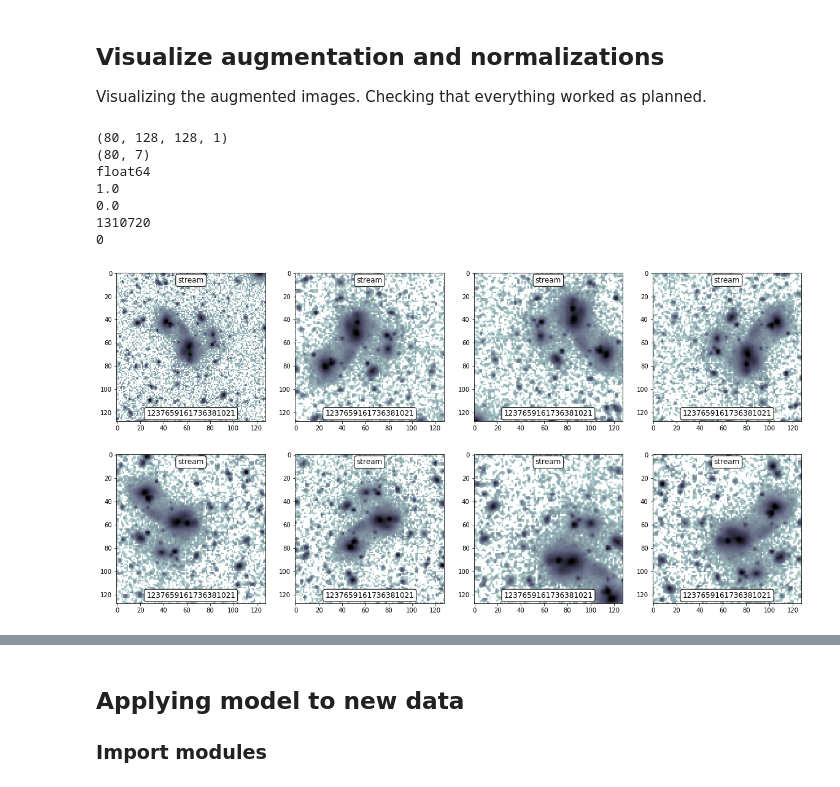
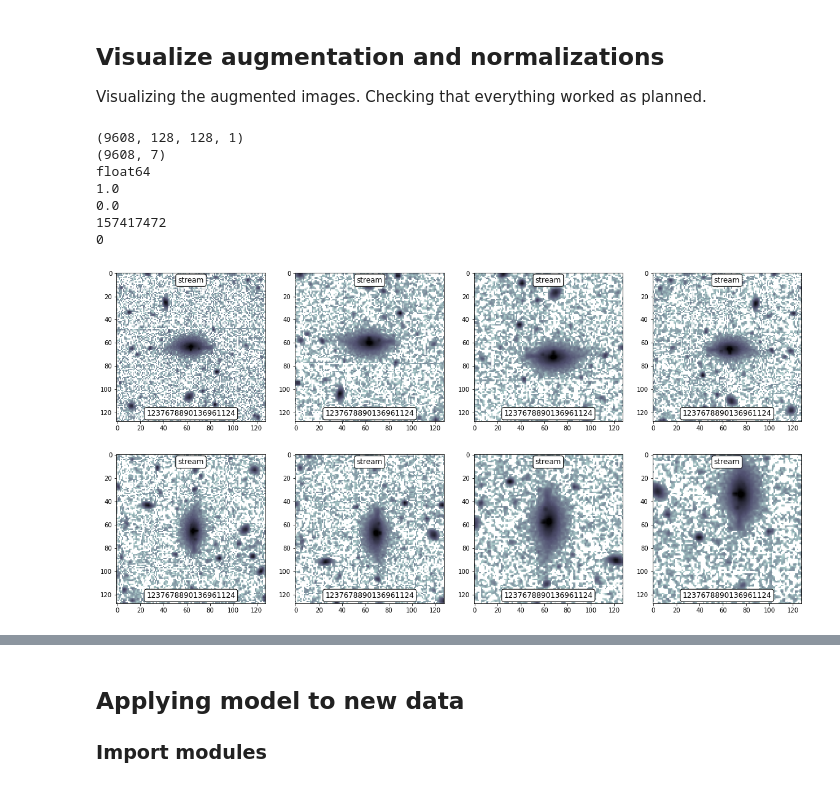
Before and after one commit to cbottrell/Subaru-HSC, a Jupyter notebook: Notebooks/TidalCNN-p3.ipynb, the cells around one changed output, grey strips where cells are left out. Saved outputs shown, nothing was run; the diff lists cells and outputs as text; code cells hidden in the pictures.

```diff
--- a/Notebooks/TidalCNN-p3.ipynb
+++ b/Notebooks/TidalCNN-p3.ipynb
@@ -303,36 +295,36 @@ dx = dy = inp_shape[1]
 print(inp.shape)
 print(cat.shape)
 print(inp.dtype)
 print(np.max(inp))
 print(np.min(inp))
 inp1d = inp.flatten()
 print(len(inp1d))
 print(len(inp1d[np.isnan(inp1d)]))
 
 fig,axarr = plt.subplots(2,4,figsize=(20,10))
 axarr = axarr.flatten()
 
 # number between 0 and 1200
-index = 2
-nOrig = 10
+index = 600
+nOrig = 1201
 
 indices = [index+i*nOrig for i in range(8)]
 
 for i,index in enumerate(indices):
     objID = cat[index][0]
     morphID = cat[index][1]
 
     axarr[i].imshow(inp[index][:,:,0],vmin=0,vmax=1,cmap='bone_r')
     axarr[i].text(0.5,0.025,'{}'.format(objID),transform=axarr[i].transAxes,ha='center',va='bottom',fontsize=12,
                   bbox=dict(facecolor='white', edgecolor='black', boxstyle='round'))
     axarr[i].text(0.5,0.975,'{}'.format(morphID),transform=axarr[i].transAxes,ha='center',va='top',fontsize=12,
                   bbox=dict(facecolor='white', edgecolor='black', boxstyle='round'))
 # %% [output]
-(80, 128, 128, 1)
-(80, 7)
+(9608, 128, 128, 1)
+(9608, 7)
 float64
 1.0
 0.0
-1310720
+157417472
 0
-[figure, old version]
+[figure, new version]
```
Also changed, not shown: parts of 17 cells of this notebook, 15 other files.
